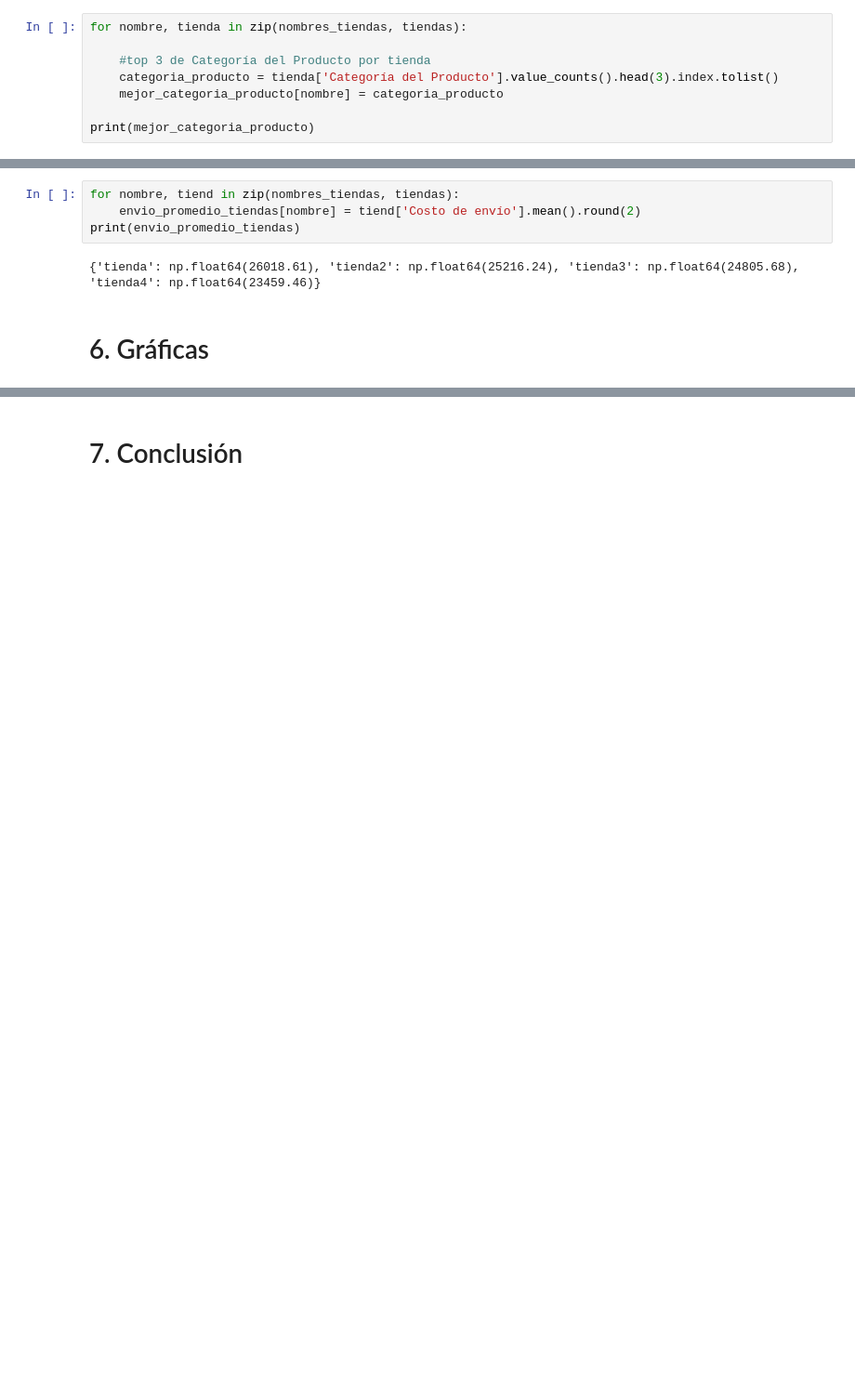
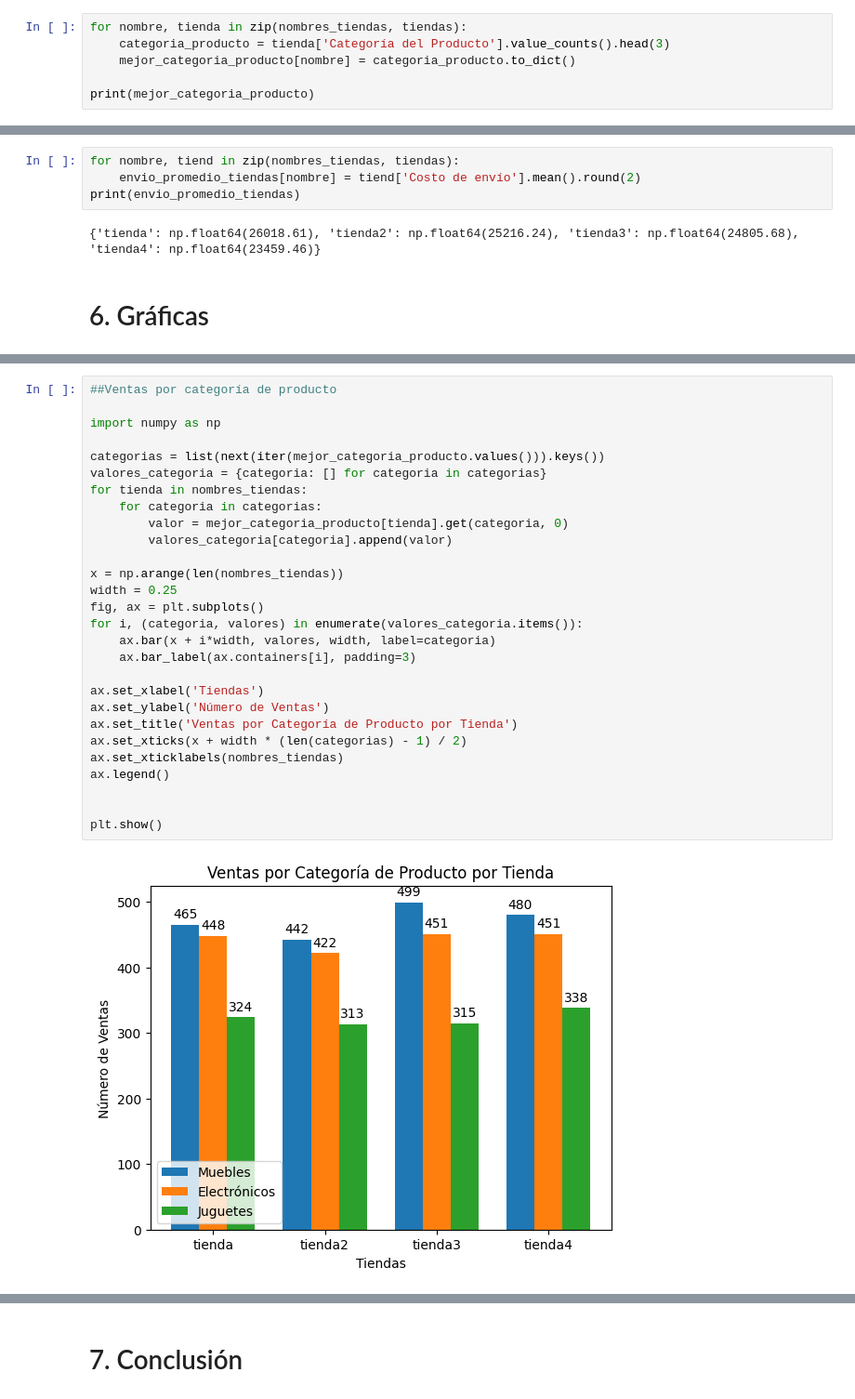
Before and after one commit to EBlanco17/challenge-data-science, a Jupyter notebook: StoresAlura.ipynb, the cells around one changed output, grey strips where cells are left out. Shown at 93% size. Drawn from its saved outputs; the diff is of its cells as text; blank space fills up the shorter version.

```diff
--- a/StoresAlura.ipynb
+++ b/StoresAlura.ipynb
@@ -51,10 +51,8 @@ mejor_categoria_producto = {
 }
 # %%
 for nombre, tienda in zip(nombres_tiendas, tiendas):
-
-    #top 3 de Categoría del Producto por tienda
-    categoria_producto = tienda['Categoría del Producto'].value_counts().head(3).index.tolist()
-    mejor_categoria_producto[nombre] = categoria_producto
+    categoria_producto = tienda['Categoría del Producto'].value_counts().head(3)
+    mejor_categoria_producto[nombre] = categoria_producto.to_dict()
 
 print(mejor_categoria_producto)
 # %% [output]
@@ -113,0 +130,30 @@ print(envio_promedio_tiendas)
+# %%
+##Ventas por categoría de producto
+
+import numpy as np
+
+categorias = list(next(iter(mejor_categoria_producto.values())).keys())
+valores_categoria = {categoria: [] for categoria in categorias}
+for tienda in nombres_tiendas:
+    for categoria in categorias:
+        valor = mejor_categoria_producto[tienda].get(categoria, 0)
+        valores_categoria[categoria].append(valor)
+
+x = np.arange(len(nombres_tiendas))
+width = 0.25
+fig, ax = plt.subplots()
+for i, (categoria, valores) in enumerate(valores_categoria.items()):
+    ax.bar(x + i*width, valores, width, label=categoria)
+    ax.bar_label(ax.containers[i], padding=3)
+
+ax.set_xlabel('Tiendas')
+ax.set_ylabel('Número de Ventas')
+ax.set_title('Ventas por Categoría de Producto por Tienda')
+ax.set_xticks(x + width * (len(categorias) - 1) / 2)
+ax.set_xticklabels(nombres_tiendas)
+ax.legend()
+
+
+plt.show()
+# %% [output]
+[figure, added]
```
Also changed, not shown: parts of 7 cells of this notebook.
